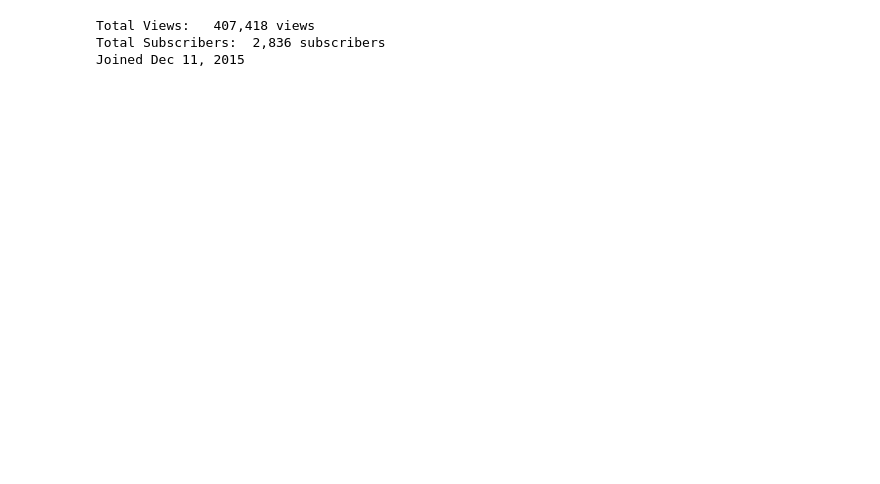
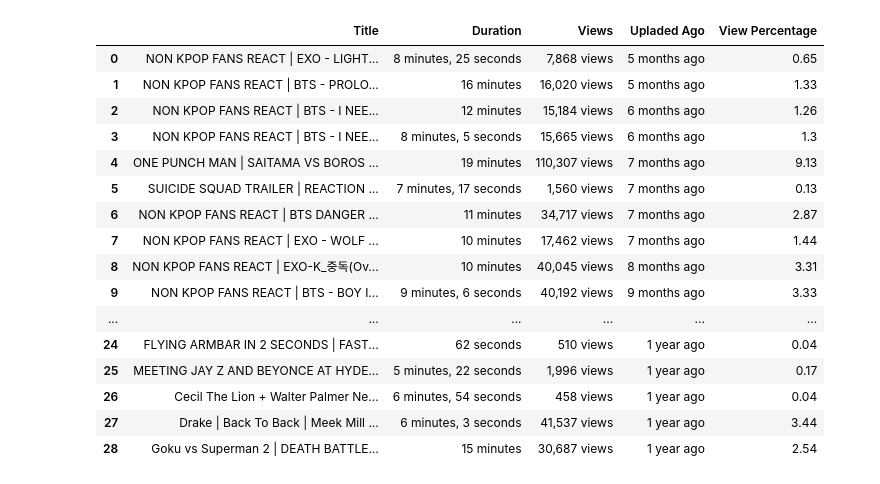
Before and after one commit to ankur17/Youtube-Analytics, a Jupyter notebook: Untitled.ipynb, the cells around one changed output. Cells and saved outputs as stored; diff of their text form; code cells hidden in the pictures; blank space fills up the shorter version.

```diff
--- a/Untitled.ipynb
+++ b/Untitled.ipynb
@@ -114,14 +137,21 @@ display(HTML(df.to_html()))
-# %%
-urlAbout = url.replace('videos','about')
-
-sc = requests.get(urlAbout)
-soup = BeautifulSoup(sc.text,'html.parser')
-about_list = soup.find_all("span",class_="about-stat")
-# subdcribers = about_list[0].span.text
-print "Total Views: ", about_list[1].text[2:]
-print "Total Subscribers: ", about_list[0].text
-print about_list[2].text
-# %% [output]
-Total Views:   407,418 views
-Total Subscribers:  2,836 subscribers
-Joined Dec 11, 2015
+# %%
+# df.style.applymap(color_negative_red)
+df.style.bar(subset='View Percentage', color='#d65f5f')
+# %% [output]
+|  | Title | Duration | Views | Upladed Ago | View Percentage |
+| 0 | NON KPOP FANS REACT | EXO - LIGHT... | 8 minutes, 25 seconds | 7,868 views | 5 months ago | 0.65 |
+| 1 | NON KPOP FANS REACT | BTS - PROLO... | 16 minutes | 16,020 views | 5 months ago | 1.33 |
+| 2 | NON KPOP FANS REACT | BTS - I NEE... | 12 minutes | 15,184 views | 6 months ago | 1.26 |
+| 3 | NON KPOP FANS REACT | BTS - I NEE... | 8 minutes, 5 seconds | 15,665 views | 6 months ago | 1.3 |
+| 4 | ONE PUNCH MAN | SAITAMA VS BOROS ... | 19 minutes | 110,307 views | 7 months ago | 9.13 |
+| 5 | SUICIDE SQUAD TRAILER | REACTION ... | 7 minutes, 17 seconds | 1,560 views | 7 months ago | 0.13 |
+| 6 | NON KPOP FANS REACT | BTS DANGER ... | 11 minutes | 34,717 views | 7 months ago | 2.87 |
+| 7 | NON KPOP FANS REACT | EXO - WOLF ... | 10 minutes | 17,462 views | 7 months ago | 1.44 |
+| 8 | NON KPOP FANS REACT | EXO-K_중독(Ov... | 10 minutes | 40,045 views | 8 months ago | 3.31 |
+| 9 | NON KPOP FANS REACT | BTS - BOY I... | 9 minutes, 6 seconds | 40,192 views | 9 months ago | 3.33 |
+| ... | ... | ... | ... | ... | ... |
+| 24 | FLYING ARMBAR IN 2 SECONDS | FAST... | 62 seconds | 510 views | 1 year ago | 0.04 |
+| 25 | MEETING JAY Z AND BEYONCE AT HYDE... | 5 minutes, 22 seconds | 1,996 views | 1 year ago | 0.17 |
+| 26 | Cecil The Lion + Walter Palmer Ne... | 6 minutes, 54 seconds | 458 views | 1 year ago | 0.04 |
+| 27 | Drake | Back To Back | Meek Mill ... | 6 minutes, 3 seconds | 41,537 views | 1 year ago | 3.44 |
+| 28 | Goku vs Superman 2 | DEATH BATTLE... | 15 minutes | 30,687 views | 1 year ago | 2.54 |
```
Also changed, not shown: parts of 3 cells of this notebook, 1 other file.
